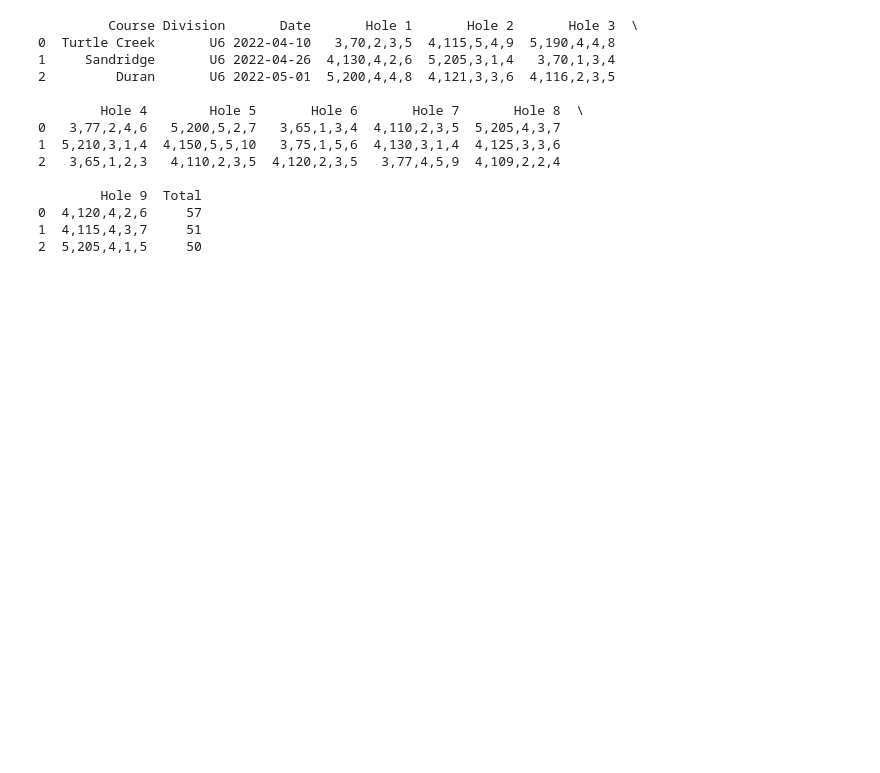
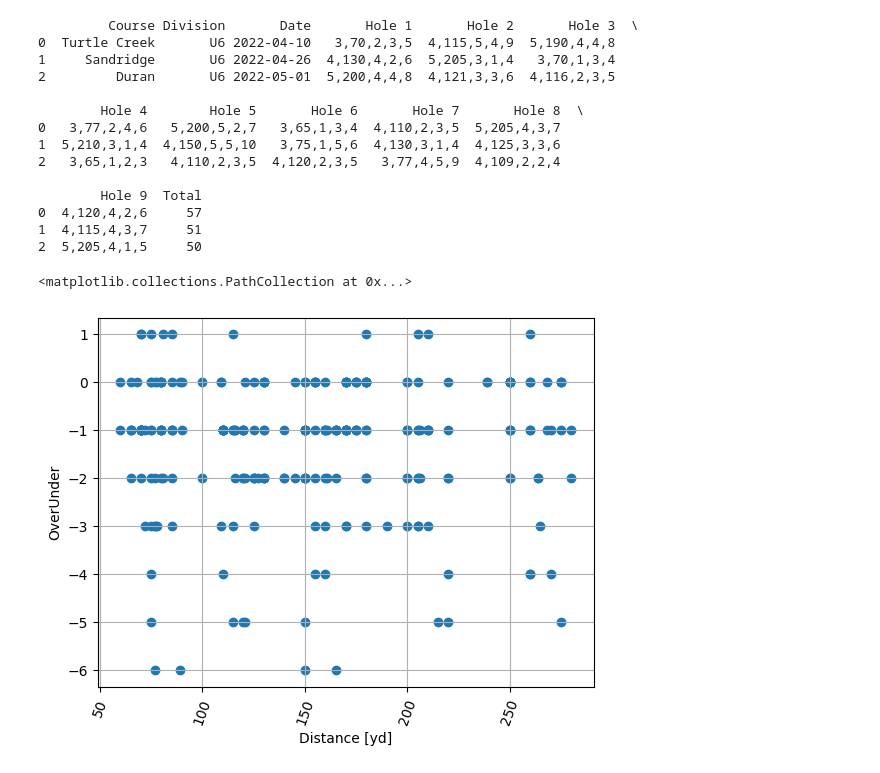
Before and after one commit to sevenstarknight/GolfStats, a Jupyter notebook: analysis.ipynb, the cells around one changed output. Cells and saved outputs as stored; diff of their text form; code cells hidden in the pictures; blank space fills up the shorter version.

```diff
--- a/analysis.ipynb
+++ b/analysis.ipynb
@@ -242,6 +264,18 @@ colors = "bgrcmykw"
 
 def get_cmap(n, name = 'hsv'):
     return plt.cm.get_cmap(name,n)
+# %%
+fig,ax =plt.subplots()
+plt.xticks(rotation=70)
+plt.xlabel("Distance [yd]")
+plt.ylabel("OverUnder")
+plt.grid(True)
+
+
+ax.scatter(dfScoreOverDistance['Distance'], dfScoreOverDistance['OverUnder'])
+# %% [output]
+<matplotlib.collections.PathCollection at 0x...>
+[figure, added]
 # %%
 fig,ax =plt.subplots()
 plt.xticks(rotation=70)
```
Also changed, not shown: parts of 7 cells of this notebook, 1 other file.
